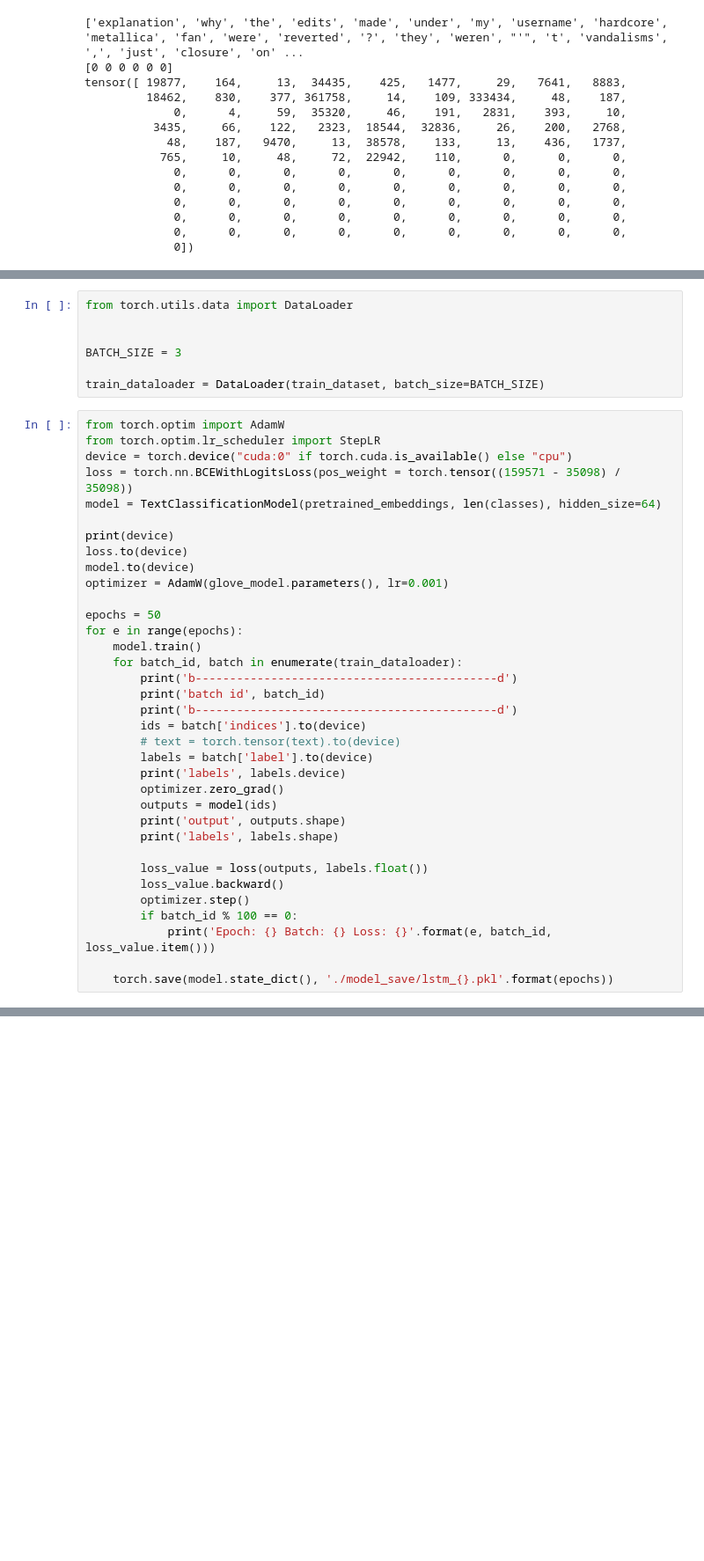
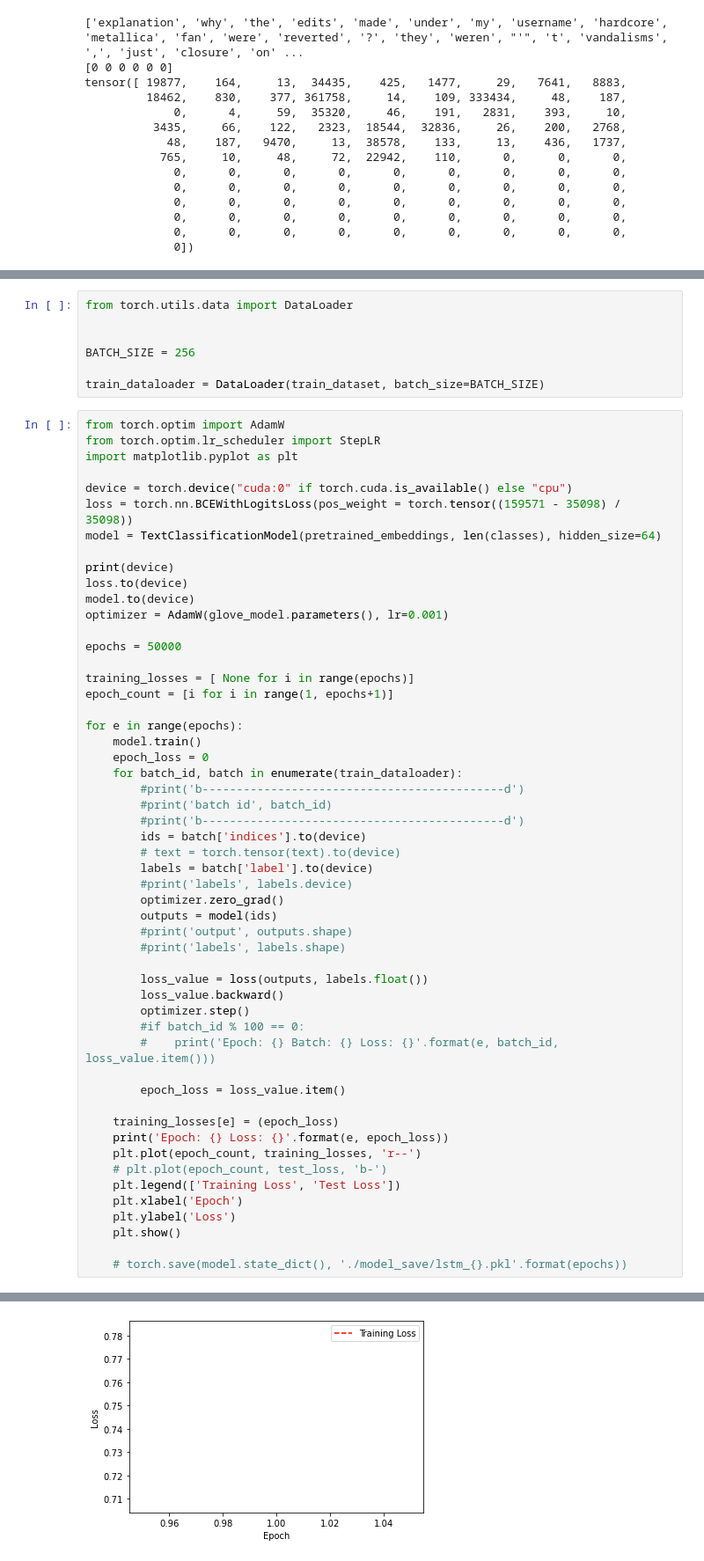
Before and after one commit to kanyeishere/toxic-comment-classification, a Jupyter notebook: lstm_torchtext.ipynb, the cells around one changed output, grey strips where cells are left out. Shown at 88% size. Cells and saved outputs as stored; diff of their text form; blank space fills up the shorter version.

Commit message:
simple lstm model

```diff
--- a/lstm_torchtext.ipynb
+++ b/lstm_torchtext.ipynb
@@ -218,12 +214,14 @@ output:  tensor([ 0.0199,  0.0634, -0.0295,  0.0581,  0.0703,  0.0052],
 from torch.utils.data import DataLoader
 
 
-BATCH_SIZE = 3
+BATCH_SIZE = 256
 
 train_dataloader = DataLoader(train_dataset, batch_size=BATCH_SIZE)
 # %%
 from torch.optim import AdamW
 from torch.optim.lr_scheduler import StepLR
+import matplotlib.pyplot as plt
+
 device = torch.device("cuda:0" if torch.cuda.is_available() else "cpu")
 loss = torch.nn.BCEWithLogitsLoss(pos_weight = torch.tensor((159571 - 35098) / 35098))
 model = TextClassificationModel(pretrained_embeddings, len(classes), hidden_size=64)
@@ -233,28 +231,44 @@ loss.to(device)
 model.to(device)
 optimizer = AdamW(glove_model.parameters(), lr=0.001)
 
-epochs = 50
+epochs = 50000
+
+training_losses = [ None for i in range(epochs)]
+epoch_count = [i for i in range(1, epochs+1)]
+
 for e in range(epochs):
     model.train()
+    epoch_loss = 0
     for batch_id, batch in enumerate(train_dataloader):
-        print('b--------------------------------------------d')
-        print('batch id', batch_id)
-        print('b--------------------------------------------d')
+        #print('b--------------------------------------------d')
+        #print('batch id', batch_id)
+        #print('b--------------------------------------------d')
         ids = batch['indices'].to(device)
         # text = torch.tensor(text).to(device)
         labels = batch['label'].to(device)
-        print('labels', labels.device)
+        #print('labels', labels.device)
         optimizer.zero_grad()
         outputs = model(ids)
-        print('output', outputs.shape)
-        print('labels', labels.shape)
+        #print('output', outputs.shape)
+        #print('labels', labels.shape)
 
         loss_value = loss(outputs, labels.float())
         loss_value.backward()
         optimizer.step()
-        if batch_id % 100 == 0:
-            print('Epoch: {} Batch: {} Loss: {}'.format(e, batch_id, loss_value.item()))
+        #if batch_id % 100 == 0:
+        #    print('Epoch: {} Batch: {} Loss: {}'.format(e, batch_id, loss_value.item()))
 
-    torch.save(model.state_dict(), './model_save/lstm_{}.pkl'.format(epochs))
+        epoch_loss = loss_value.item()
+
+    training_losses[e] = (epoch_loss)
+    print('Epoch: {} Loss: {}'.format(e, epoch_loss))
+    plt.plot(epoch_count, training_losses, 'r--')
+    # plt.plot(epoch_count, test_loss, 'b-')
+    plt.legend(['Training Loss', 'Test Loss'])
+    plt.xlabel('Epoch')
+    plt.ylabel('Loss')
+    plt.show()
+
+    # torch.save(model.state_dict(), './model_save/lstm_{}.pkl'.format(epochs))
 # %% [output]
 cuda:0
@@ -276,0 +284 @@ b-----------------------------------------
+[figure, added]
```
Also changed, not shown: parts of 3 cells of this notebook.
